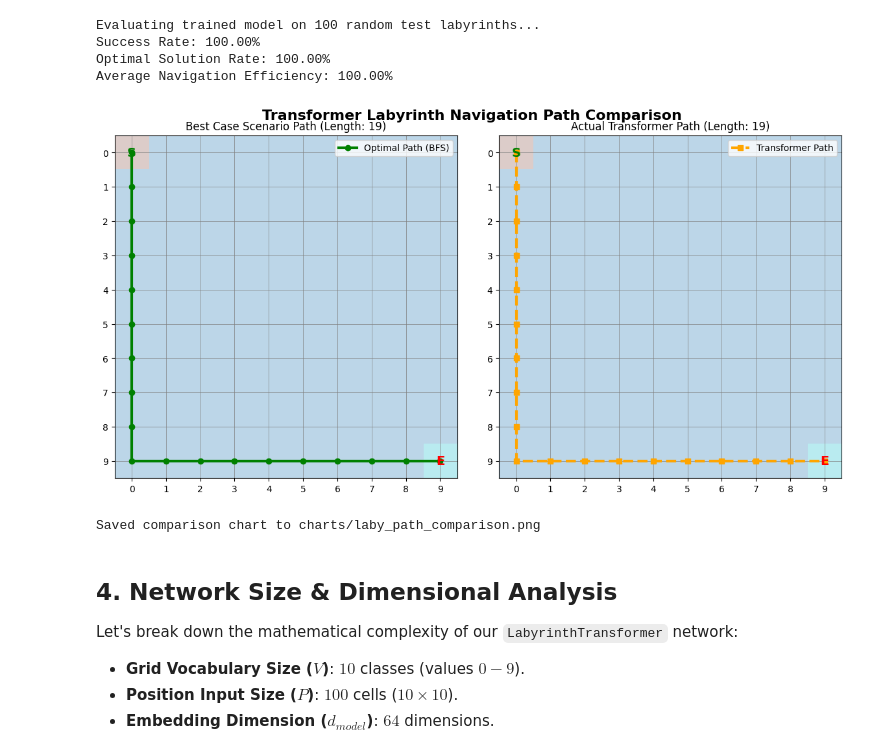
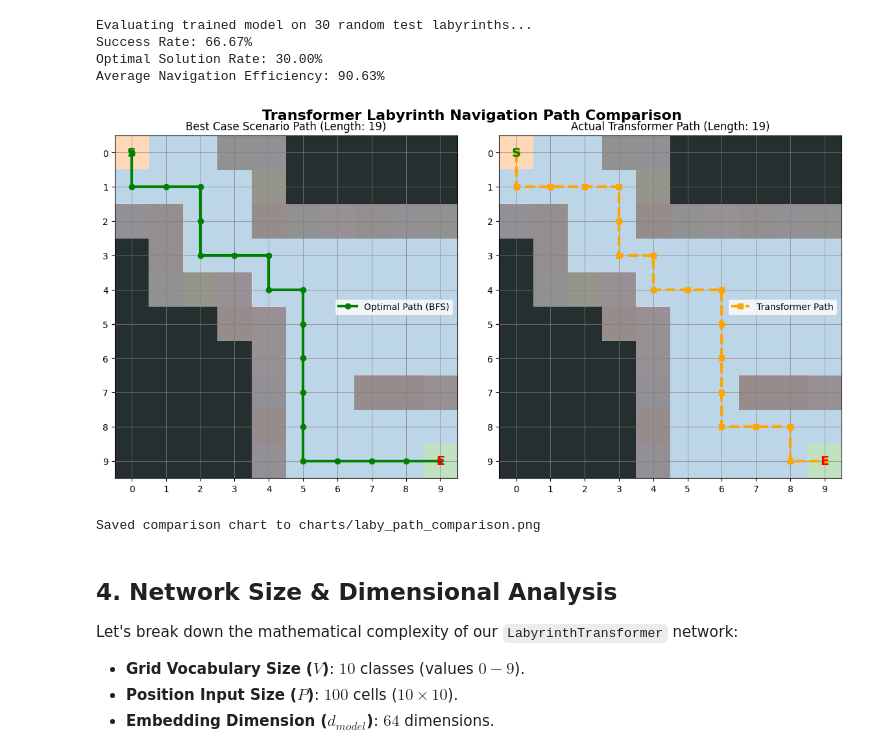
Before and after one commit to sanmquin/Intro-NN, a Jupyter notebook: labys/9.labyrinth_transformer_tutorial.ipynb, the cells around one changed output. Saved outputs shown, nothing was run; the diff lists cells and outputs as text; code cells hidden in the pictures.

```diff
--- a/labys/9.labyrinth_transformer_tutorial.ipynb
+++ b/labys/9.labyrinth_transformer_tutorial.ipynb
@@ -291,7 +327,7 @@ class LabyrinthTransformer(nn.Module):
 # Training and Evaluation Routine
 # ---------------------------------------------------------
 
-def train_model(model, train_loader, val_loader, epochs=30, lr=1e-3, device='cpu'):
+def train_model(model, train_loader, val_loader, epochs=15, lr=1e-3, device='cpu'):
     model.to(device)
     optimizer = optim.AdamW(model.parameters(), lr=lr, weight_decay=1e-4)
     criterion = nn.CrossEntropyLoss()
@@ -349,9 +385,6 @@ def train_model(model, train_loader, val_loader, epochs=30, lr=1e-3, device='cpu
     return train_losses, val_losses
 
 def solve_labyrinth_autoregressive(model, grid, start, end, max_steps=40, device='cpu'):
-    """
-    Navigates the labyrinth step-by-step using valid neighbor scores.
-    """
     model.eval()
     height, width = len(grid), len(grid[0])
     curr_pos = start
@@ -479,8 +489,8 @@ print("Saved training trajectory plot to charts/laby_training_trajectory.png")
 Saved training trajectory plot to charts/laby_training_trajectory.png
 # %%
-# Evaluate performance and efficiency on 100 test labyrinths
-print("Evaluating trained model on 100 random test labyrinths...")
-test_count = 100
+# Evaluate performance and efficiency on 30 test labyrinths
+print("Evaluating trained model on 30 random test labyrinths...")
+test_count = 30
 solved_count = 0
 optimal_solved_count = 0
 
@@ -492,7 +502,7 @@ for i in range(test_count):
     start = (random.randint(0, 2), random.randint(0, 2))
     end = (random.randint(7, 9), random.randint(7, 9))
 
-    test_grid = generate_labyrinth(width=10, height=10, start=start, end=end, num_extra_paths=25)
+    test_grid = generate_labyrinth(width=10, height=10, start=start, end=end, num_loops=6)
     opt_path = solve_bfs(test_grid, start=start, end=end)
 
     if opt_path is None or len(opt_path) <= 1:
@@ -523,15 +533,15 @@ print(f"Success Rate: {success_rate:.2f}%")
 print(f"Optimal Solution Rate: {optimal_rate:.2f}%")
 print(f"Average Navigation Efficiency: {avg_efficiency:.2f}%")
 # %% [output]
-Evaluating trained model on 100 random test labyrinths...
-Success Rate: 100.00%
-Optimal Solution Rate: 100.00%
-Average Navigation Efficiency: 100.00%
+Evaluating trained model on 30 random test labyrinths...
+Success Rate: 66.67%
+Optimal Solution Rate: 30.00%
+Average Navigation Efficiency: 90.63%
 # %%
 # Create visualization comparing the solved paths on a specific test maze
 start = (0, 0)
 end = (9, 9)
-test_grid = generate_labyrinth(width=10, height=10, start=start, end=end, num_extra_paths=20)
+test_grid = generate_labyrinth(width=10, height=10, start=start, end=end, num_loops=6)
 
 opt_path = solve_bfs(test_grid, start=start, end=end)
 actual_path = solve_labyrinth_autoregressive(model, test_grid, start, end, max_steps=50, device=device)
@@ -556,34 +566,34 @@ def draw_maze(ax, grid_data):
             elif val == 1:
                 ax.text(c, r, 'S', ha='center', va='center', weight='bold', color='green', fontsize=14)
             elif val == 2:
                 ax.text(c, r, 'E', ha='center', va='center', weight='bold', color='red', fontsize=14)
 
     ax.set_xticks(range(10))
     ax.set_yticks(range(10))
     ax.grid(True, color='grey', linestyle='-', linewidth=0.5)
 
 # Render Optimal BFS Path
 draw_maze(axes[0], test_grid)
 opt_r, opt_c = zip(*opt_path)
 axes[0].plot(opt_c, opt_r, color='green', marker='o', linewidth=3, label='Optimal Path (BFS)')
 axes[0].set_title(f"Best Case Scenario Path (Length: {len(opt_path)})", fontsize=12)
 axes[0].legend()
 
 # Render Actual Transformer Path
 draw_maze(axes[1], test_grid)
 if actual_path:
     act_r, act_c = zip(*actual_path)
     axes[1].plot(act_c, act_r, color='orange', marker='s', linewidth=3, linestyle='--', label='Transformer Path')
 axes[1].set_title(f"Actual Transformer Path (Length: {len(actual_path)})", fontsize=12)
 axes[1].legend()
 
 plt.suptitle("Transformer Labyrinth Navigation Path Comparison", fontsize=16, weight='bold')
 plt.tight_layout()
 plt.savefig("../charts/laby_path_comparison.png", dpi=150)
 plt.show()
 print("Saved comparison chart to charts/laby_path_comparison.png")
 # %% [output]
-[figure, old version]
+[figure, new version]
 Saved comparison chart to charts/laby_path_comparison.png
 # %% [markdown]
 ## 4. Network Size & Dimensional Analysis
```
Also changed, not shown: parts of 8 cells of this notebook, 4 other files.
